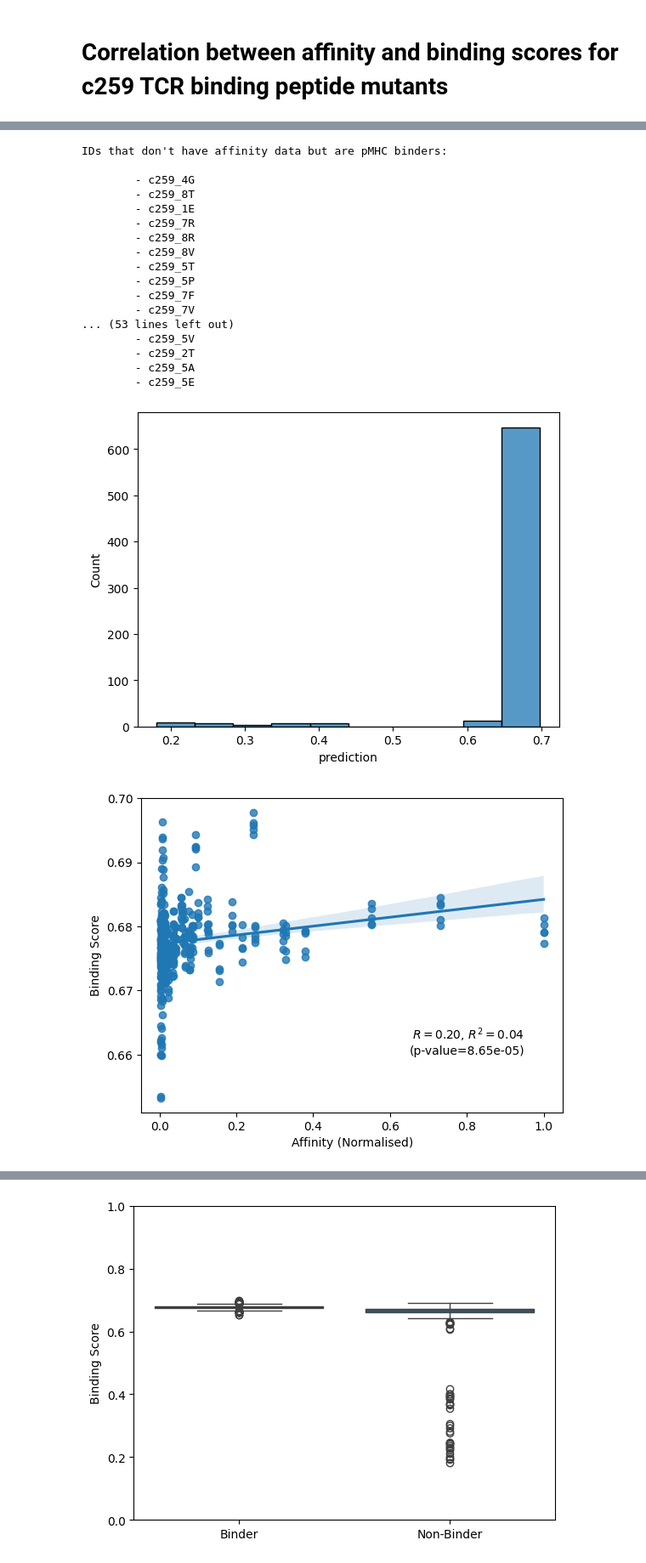
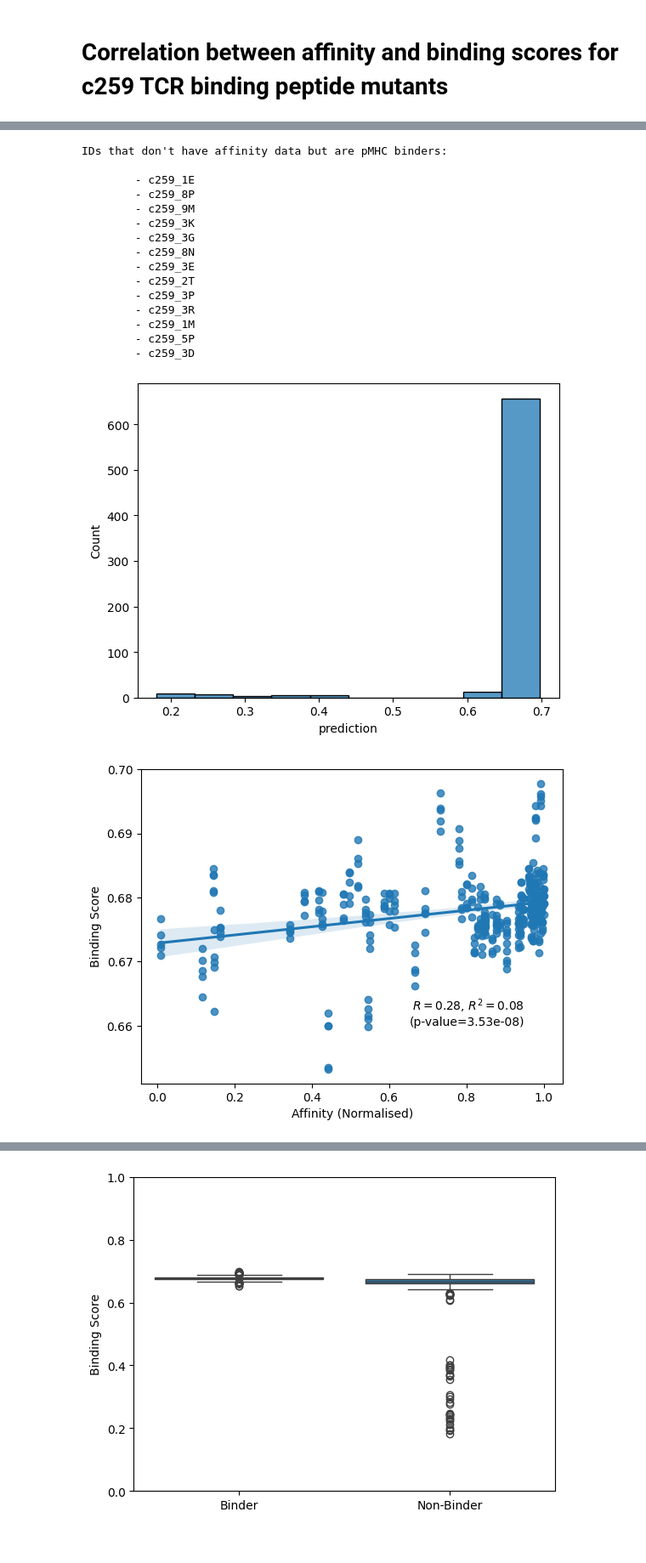
Before and after one commit to benjiemc/tcr-pmhc-predicted-structures, a Jupyter notebook: notebooks/c259_mutational_scanning.ipynb, the cells around one changed output, grey strips where cells are left out. Shown at 85% size. Saved outputs shown, nothing was run; the diff lists cells and outputs as text; code cells hidden in the pictures.

```diff
--- a/notebooks/c259_mutational_scanning.ipynb
+++ b/notebooks/c259_mutational_scanning.ipynb
@@ -17,9 +17,14 @@ AFFINITY_CUTOFF = 100  # uM
 sequences = pd.read_csv('../data/interim/sequences_c259_mutational_scan_affinity.csv', index_col='id')
 sequences = sequences.drop_duplicates('peptide')
 # %%
-sequences.loc[sequences['geometric_mean'] > AFFINITY_CUTOFF, 'geometric_mean'] = np.inf
-sequences['geometric_mean'] = sequences['geometric_mean'].fillna(np.inf)
-sequences['affinity_norm'] = sequences['geometric_mean'].min() / sequences['geometric_mean']
+sequences['affinity_norm'] = np.clip(
+    (
+        (AFFINITY_CUTOFF - sequences['geometric_mean'].fillna(AFFINITY_CUTOFF))
+        / (AFFINITY_CUTOFF - sequences['geometric_mean'].min())
+    ),
+    a_min=0,
+    a_max=1,
+)
 # %%
 sns.histplot(sequences, x='affinity_norm', bins=10)
 plt.show()
@@ -49,7 +54,7 @@ netmhcpan_predictions = netmhcpan_predictions.set_index('id')
 sequences = pd.concat([sequences, netmhcpan_predictions[['el_rank']]], axis=1)
 # %%
 to_be_screened = set(
-    sequences[np.isinf(sequences['geometric_mean']) & (sequences['el_rank'] > NETMHCPAN_BINDER_CUTOFF)].index
+    sequences[sequences['geometric_mean'].isna() & (sequences['el_rank'] > NETMHCPAN_BINDER_CUTOFF)].index
 )
 # %%
 non_binders = set(sequences[sequences['el_rank'] > NETMHCPAN_BINDER_CUTOFF].index)
@@ -59,24 +64,22 @@ IDs not reported to bind from NetMHCpan but have affinity data: c259_9W, c259_2Y
 # %%
-no_affinity = set(sequences[np.isinf(sequences['geometric_mean'])].index)
+no_affinity = set(sequences[sequences['geometric_mean'].isna()].index)
 print("IDs that don't have affinity data but are pMHC binders:\n\n\t-", '\n\t- '.join(no_affinity - to_be_screened))
 # %% [output]
 IDs that don't have affinity data but are pMHC binders:
 
-        - c259_4G
-        - c259_8T
         - c259_1E
-        - c259_7R
-        - c259_8R
-        - c259_8V
-        - c259_5T
+        - c259_8P
+        - c259_9M
+        - c259_3K
+        - c259_3G
+        - c259_8N
+        - c259_3E
+        - c259_2T
+        - c259_3P
+        - c259_3R
+        - c259_1M
         - c259_5P
-        - c259_7F
-        - c259_7V
-... (53 lines left out)
-        - c259_5V
-        - c259_2T
-        - c259_5A
-        - c259_5E
+        - c259_3D
 # %%
 sequences_remove_non_binders = sequences[~sequences.index.isin(to_be_screened)]
 # %%
@@ -92,24 +95,24 @@ binding_scores = binding_scores.merge(sequences_remove_non_binders, how='inner',
 sns.histplot(binding_scores, x='prediction', bins=10)
 plt.show()
 # %% [output]
-[figure, old version]
+[figure, new version]
 # %%
-ax = sns.regplot(binding_scores[~np.isinf(binding_scores['geometric_mean'])], x='affinity_norm', y='prediction')
+ax = sns.regplot(binding_scores[binding_scores['affinity_norm'] > 0.00], x='affinity_norm', y='prediction')
 
 r, p_val = pearsonr(
-    binding_scores.loc[~np.isinf(binding_scores['geometric_mean']), 'affinity_norm'],
-    binding_scores.loc[~np.isinf(binding_scores['geometric_mean']), 'prediction'],
+    binding_scores.loc[binding_scores['affinity_norm'] > 0.00, 'affinity_norm'],
+    binding_scores.loc[binding_scores['affinity_norm'] > 0.00, 'prediction'],
     alternative='greater',
 )
 ax.text(0.95, 0.66, f'$R={r:.2f}$, $R^2={r**2:.2f}$\n(p-value={p_val:.2e})', ha='right')
 
 ax.set_ylabel('Binding Score')
 ax.set_xlabel('Affinity (Normalised)')
 
 plt.savefig('../report/figures/c259_binding_score_affinity_regression.svg')
 plt.show()
 # %% [output]
-[figure, old version]
+[figure, new version]
 # %%
 ax = sns.regplot(binding_scores, x='affinity_norm', y='prediction')
 
```
Also changed, not shown: parts of 6 cells of this notebook.
